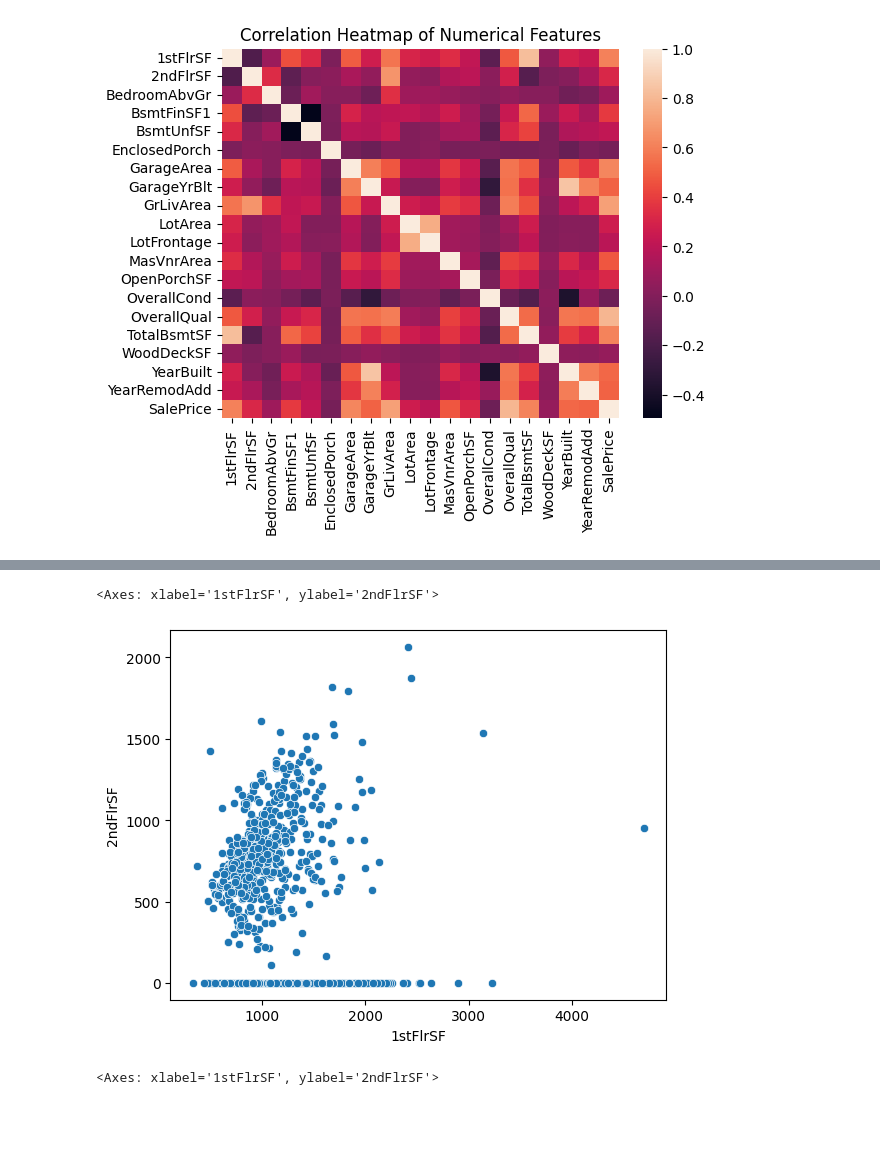
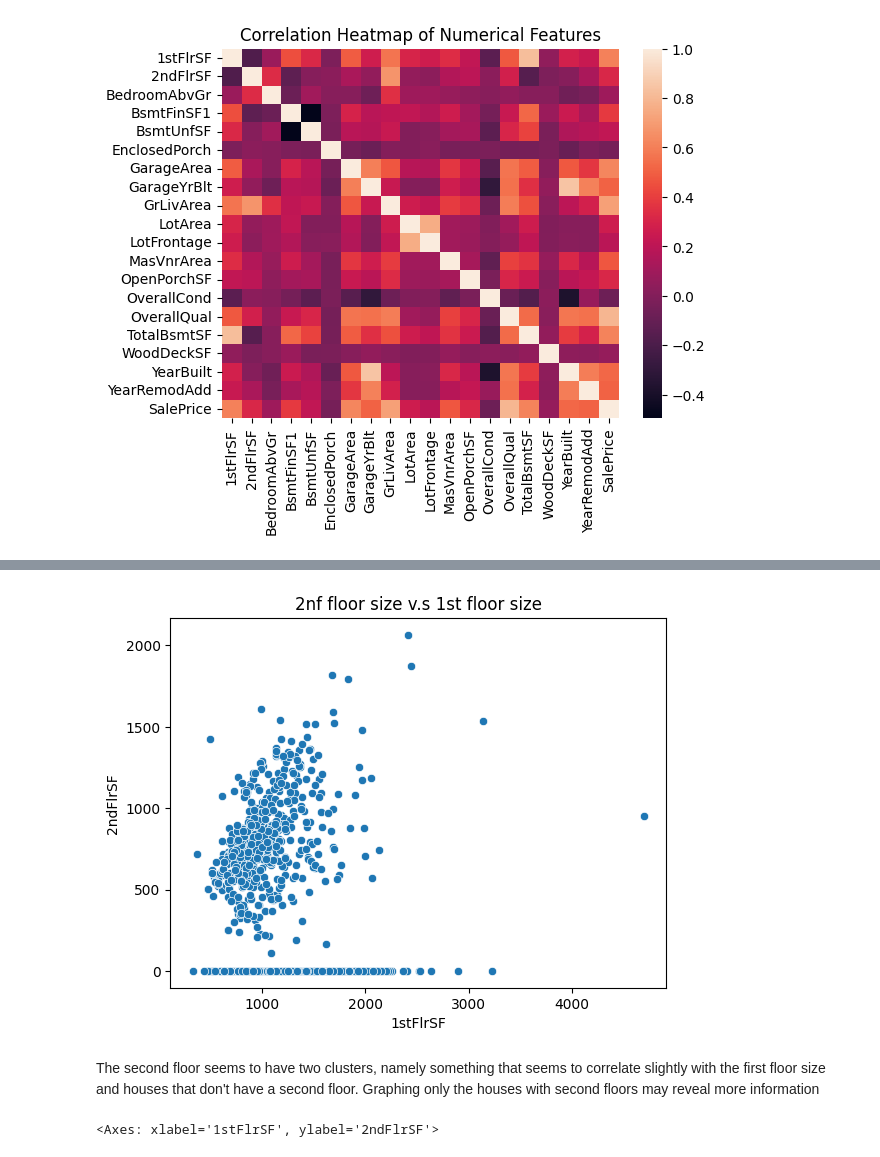
Before and after one commit to FlanagG21/DataWrangling, a Jupyter notebook: EDA.ipynb, the cells around one changed output, grey strips where cells are left out. Cells and saved outputs as stored; diff of their text form; code cells hidden in the pictures; blank space fills up the shorter version.

```diff
--- a/EDA.ipynb
+++ b/EDA.ipynb
@@ -31,8 +56,11 @@ sns.scatterplot(data= df, x='1stFlrSF', y='TotalBsmtSF')
 # %%
 sns.scatterplot(data= df, x='1stFlrSF', y='2ndFlrSF')
+plt.title('2nf floor size v.s 1st floor size')
+plt.show()
 # %% [output]
-<Axes: xlabel='1stFlrSF', ylabel='2ndFlrSF'>
-[figure, old version]
+[figure, new version]
+# %% [markdown]
+The second floor seems to have two clusters, namely something that seems to correlate slightly with the first floor size and houses that don't have a second floor. Graphing only the houses with second floors may reveal more information
 # %%
 dfNonZero2ndFloor = df[df['2ndFlrSF'] != 0]
 sns.scatterplot(data= dfNonZero2ndFloor, x='1stFlrSF', y='2ndFlrSF')
```
Also changed, not shown: parts of 8 cells of this notebook.
